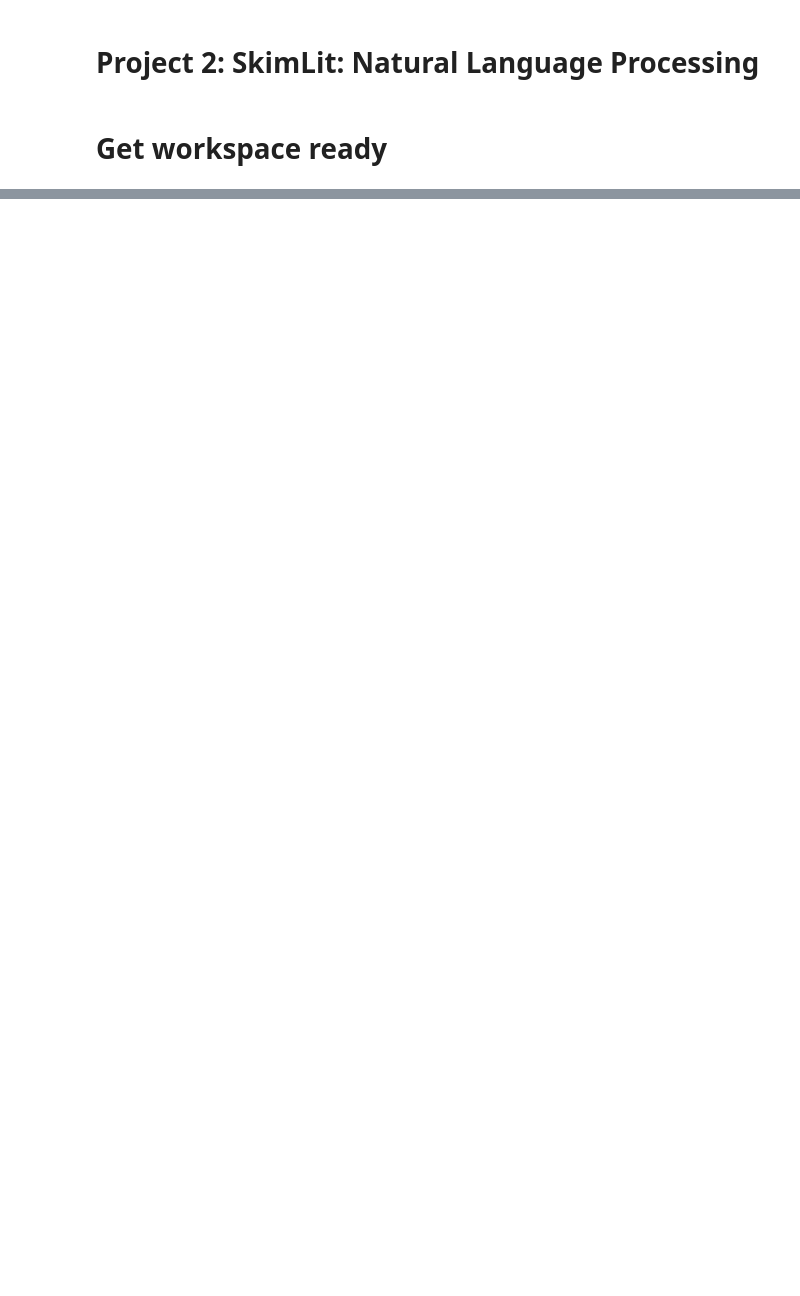
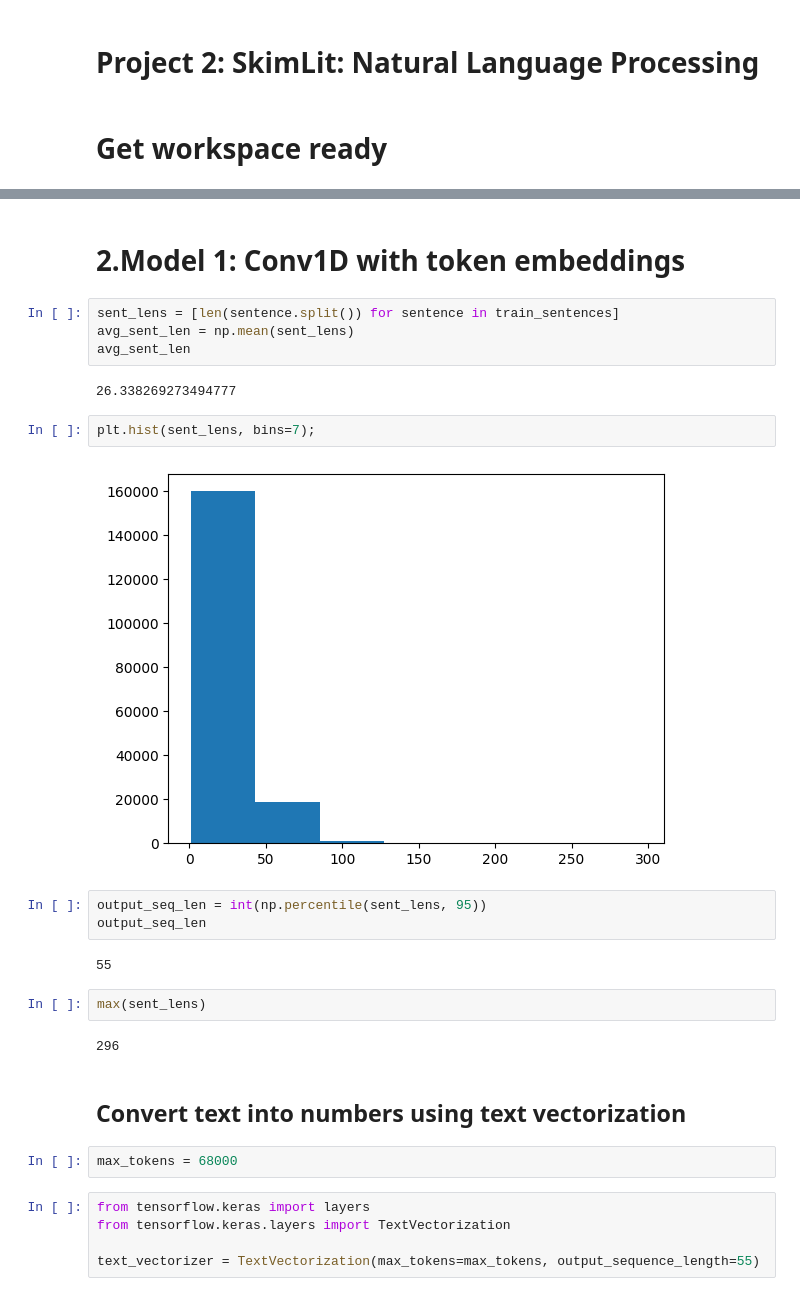
Before and after one commit to OCR-tech/project-MachineLearning, a Jupyter notebook: 2_SkimLit_Natural_Language_Processing/notebook.ipynb, the cells around one changed output, grey strips where cells are left out. Cells and saved outputs as stored; diff of their text form; blank space fills up the shorter version.

```diff
--- a/2_SkimLit_Natural_Language_Processing/notebook.ipynb
+++ b/2_SkimLit_Natural_Language_Processing/notebook.ipynb
@@ -23,0 +298,30 @@ import sklearn
+# %% [markdown]
+# 2.Model 1: Conv1D with token embeddings
+# %%
+sent_lens = [len(sentence.split()) for sentence in train_sentences]
+avg_sent_len = np.mean(sent_lens)
+avg_sent_len
+# %% [output]
+26.338269273494777
+# %%
+plt.hist(sent_lens, bins=7);
+# %% [output]
+[figure, added]
+# %%
+output_seq_len = int(np.percentile(sent_lens, 95))
+output_seq_len
+# %% [output]
+55
+# %%
+max(sent_lens)
+# %% [output]
+296
+# %% [markdown]
+## Convert text into numbers using text vectorization
+# %%
+max_tokens = 68000
+# %%
+from tensorflow.keras import layers
+from tensorflow.keras.layers import TextVectorization
+
+text_vectorizer = TextVectorization(max_tokens=max_tokens, output_sequence_length=55)
```
Also changed, not shown: parts of 176 cells of this notebook, 2 other files.
